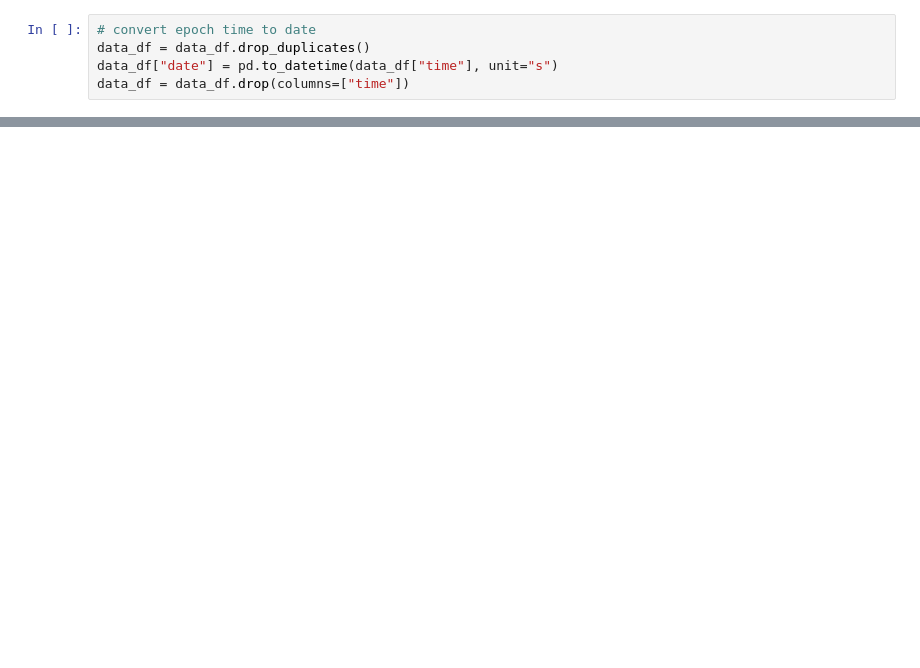
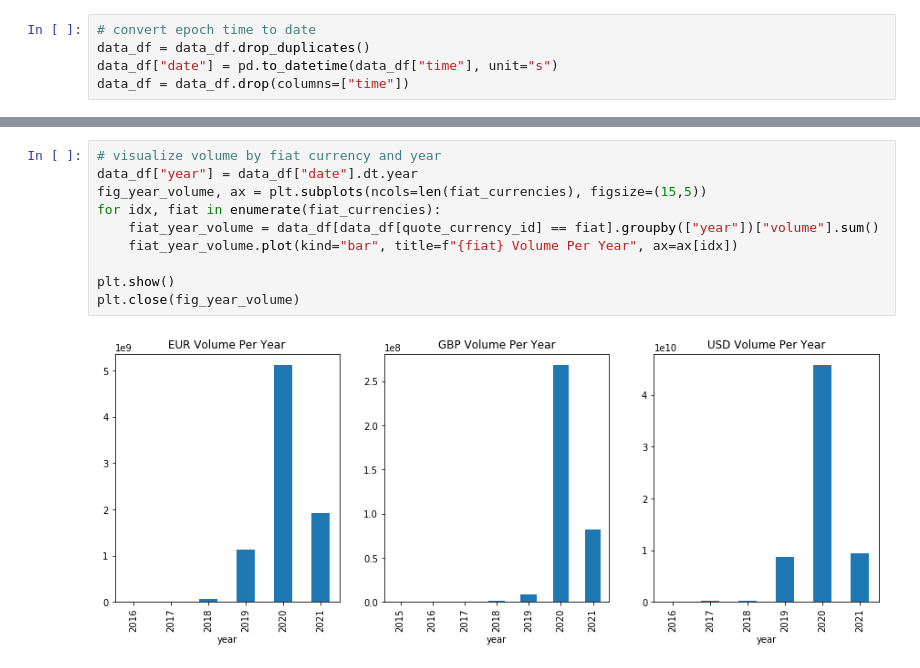
Before and after one commit to aalfiler/Crash_Course_In_Crypto, a Jupyter notebook: notebooks/volume_by_currency.ipynb, the cells around one changed output, grey strips where cells are left out. Saved outputs shown, nothing was run; the diff lists cells and outputs as text; blank space fills up the shorter version.

```diff
--- a/notebooks/volume_by_currency.ipynb
+++ b/notebooks/volume_by_currency.ipynb
@@ -78,2 +109,14 @@ data_df = data_df.drop(columns=["time"])
+# %%
+# visualize volume by fiat currency and year
+data_df["year"] = data_df["date"].dt.year
+fig_year_volume, ax = plt.subplots(ncols=len(fiat_currencies), figsize=(15,5))
+for idx, fiat in enumerate(fiat_currencies):
+    fiat_year_volume = data_df[data_df[quote_currency_id] == fiat].groupby(["year"])["volume"].sum()
+    fiat_year_volume.plot(kind="bar", title=f"{fiat} Volume Per Year", ax=ax[idx])
+
+plt.show()
+plt.close(fig_year_volume)
+# %% [output]
+[figure, added]
 # %%
 # visualize volume by fiat currency
```
Also changed, not shown: parts of 12 cells of this notebook.
